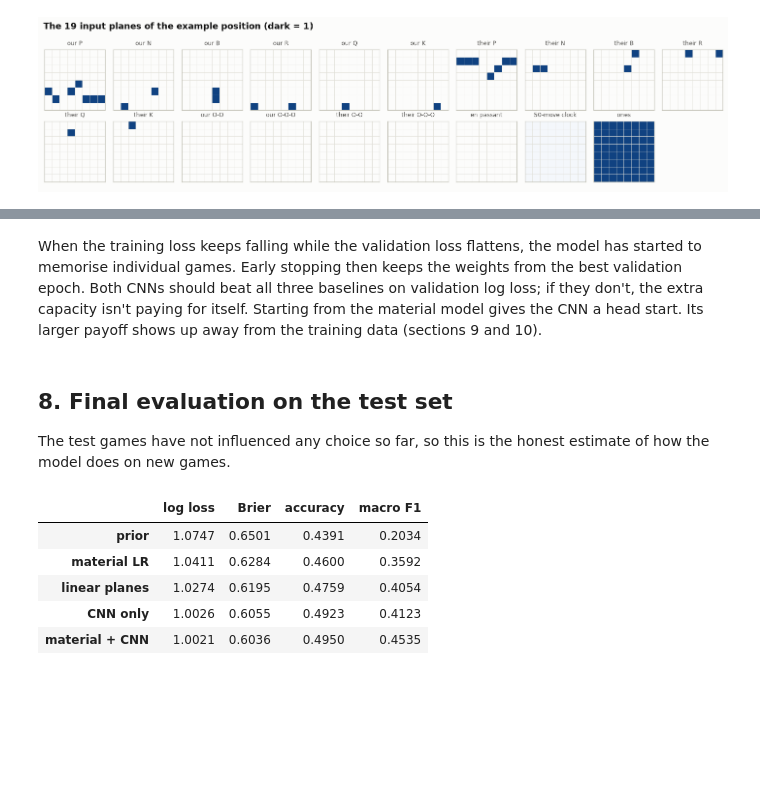
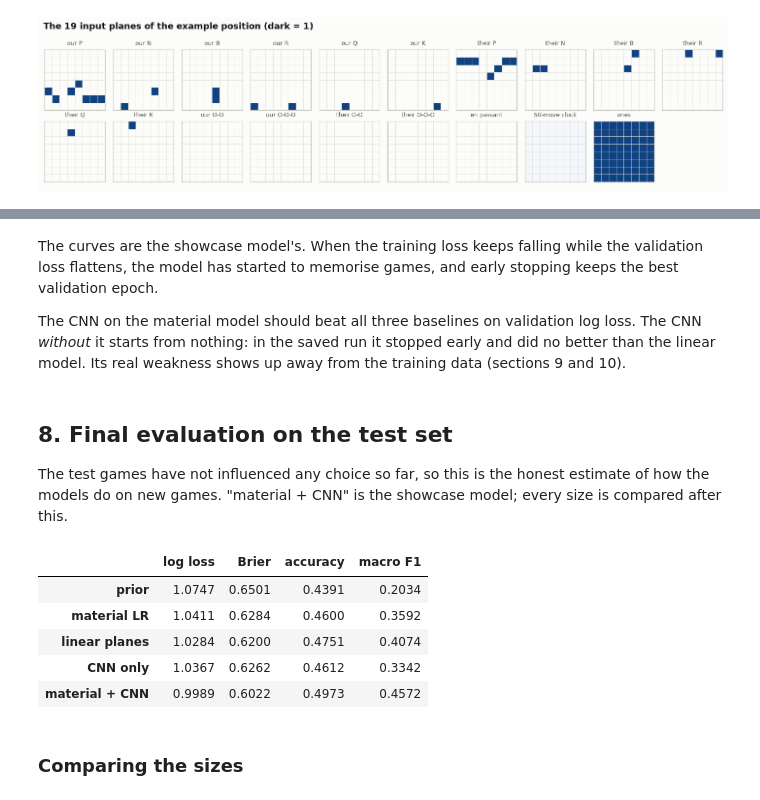
Before and after one commit to ziggityzaggity/Chess, a Jupyter notebook: ai/chess_value_network.ipynb, the cells around one changed output, grey strips where cells are left out. Drawn from its saved outputs; the diff is of its cells as text; code cells hidden in the pictures; blank space fills up the shorter version.

```diff
--- a/ai/chess_value_network.ipynb
+++ b/ai/chess_value_network.ipynb
@@ -940,0 +657,3 @@ training took 6.0 min
+# %%
+def checkpoint(name):
+    return CHECKPOINT_DIR / PROFILE / name
@@ -940,0 +663,6 @@ training took 6.0 min
+# %%
+vt.seed_everything(cfg.seed)
+linear = nn.Sequential(nn.Flatten(), nn.Linear(ce.NUM_PLANES * 64, 3)).to(DEVICE)
+_ = vt.train(linear, loaders, y_val, cfg, DEVICE, checkpoint_dir=checkpoint("linear"), label="linear ",
+             lr=5e-3, epochs=min(4, cfg.epochs), patience=2)
+results["linear planes"] = vt.evaluate_probs(vt.predict(linear, loaders["val"], DEVICE), y_val)
@@ -940,0 +676,17 @@ training took 6.0 min
+# %%
+models, histories, train_minutes = {}, {}, {}
+for size in SIZES:
+    vt.seed_everything(cfg.seed)
+    net = vt.build_model(size, cfg, MATERIAL_PRIOR).to(DEVICE)
+    print(f"\n{size.name}: {size.blocks} residual blocks × {size.channels} channels, "
+          f"{vt.trainable_parameters(net):,} trainable parameters")
+    t0 = time.time()
+    histories[size.name] = vt.train(net, loaders, y_val, cfg, DEVICE, checkpoint_dir=checkpoint(f"cnn-{size.name}"),
+                                    label=f"[{size.name}] ")
+    train_minutes[size.name] = (time.time() - t0) / 60
+    models[size.name] = net.eval()
+
+SHOWCASE = "medium" if "medium" in models else SIZES[0].name   # the model examined in detail below
+model, history = models[SHOWCASE], histories[SHOWCASE]
+results["material + CNN"] = vt.evaluate_probs(vt.predict(model, loaders["val"], DEVICE), y_val)
+print(f"\nexamined in detail below: the {SHOWCASE} model")
@@ -940,0 +710,7 @@ training took 6.0 min
+# %%
+vt.seed_everything(cfg.seed)
+cnn_only = vt.build_model(vt.SIZES[SHOWCASE], cfg, prior=None).to(DEVICE)
+_ = vt.train(cnn_only, loaders, y_val, cfg, DEVICE, checkpoint_dir=checkpoint(f"cnn-only-{SHOWCASE}"),
+             label="CNN only ")
+cnn_only.eval()
+results["CNN only"] = vt.evaluate_probs(vt.predict(cnn_only, loaders["val"], DEVICE), y_val)
@@ -971,29 +753,34 @@ pd.DataFrame(results).T.round(4)
 # %% [markdown]
-When the training loss keeps falling while the validation loss flattens, the
-model has started to memorise individual games. Early stopping then keeps the
-weights from the best validation epoch. Both CNNs should beat all three baselines
-on validation log loss; if they don't, the extra capacity isn't paying for itself.
-Starting from the material model gives the CNN a head start. Its larger payoff
-shows up away from the training data (sections 9 and 10).
+The curves are the showcase model's. When the training loss keeps falling while
+the validation loss flattens, the model has started to memorise games, and early
+stopping keeps the best validation epoch.
+
+The CNN on the material model should beat all three baselines on validation log
+loss. The CNN *without* it starts from nothing: in the saved run it stopped early
+and did no better than the linear model. Its real weakness shows up away from the
+training data (sections 9 and 10).
 # %% [markdown]
 ## 8. Final evaluation on the test set
 
 The test games have not influenced any choice so far, so this is the honest
-estimate of how the model does on new games.
+estimate of how the models do on new games. "material + CNN" is the showcase
+model; every size is compared after this.
 # %%
 test_probs = {
     "prior": np.tile(prior, (len(y_test), 1)),
-    "material LR": material_lr.predict_proba(material_features(boards[split == 2])),
-    "linear planes": predict(linear, loaders["test"]),
-    "CNN only": predict(cnn_only, loaders["test"]),
-    "material + CNN": predict(model, loaders["test"]),
+    "material LR": material_lr.predict_proba(vt.material_features(pos.boards[split == 2])),
+    "linear planes": vt.predict(linear, loaders["test"], DEVICE),
+    "CNN only": vt.predict(cnn_only, loaders["test"], DEVICE),
+    "material + CNN": vt.predict(model, loaders["test"], DEVICE),
 }
-test_table = pd.DataFrame({k: evaluate_probs(p, y_test) for k, p in test_probs.items()}).T
+test_table = pd.DataFrame({k: vt.evaluate_probs(p, y_test) for k, p in test_probs.items()}).T
 test_table.round(4)
 # %% [output]
 |  | log loss | Brier | accuracy | macro F1 |
 | prior | 1.0747 | 0.6501 | 0.4391 | 0.2034 |
 | material LR | 1.0411 | 0.6284 | 0.4600 | 0.3592 |
-| linear planes | 1.0274 | 0.6195 | 0.4759 | 0.4054 |
-| CNN only | 1.0026 | 0.6055 | 0.4923 | 0.4123 |
-| material + CNN | 1.0021 | 0.6036 | 0.4950 | 0.4535 |
+| linear planes | 1.0284 | 0.6200 | 0.4751 | 0.4074 |
+| CNN only | 1.0367 | 0.6262 | 0.4612 | 0.3342 |
+| material + CNN | 0.9989 | 0.6022 | 0.4973 | 0.4572 |
+# %% [markdown]
+### Comparing the sizes
```
Also changed, not shown: parts of 112 cells of this notebook, 7 other files.
